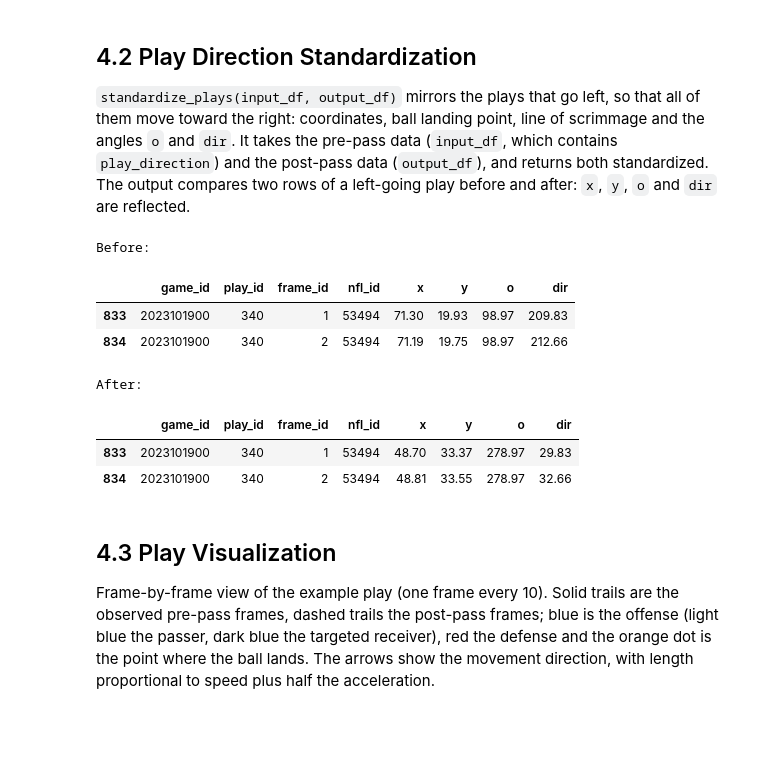
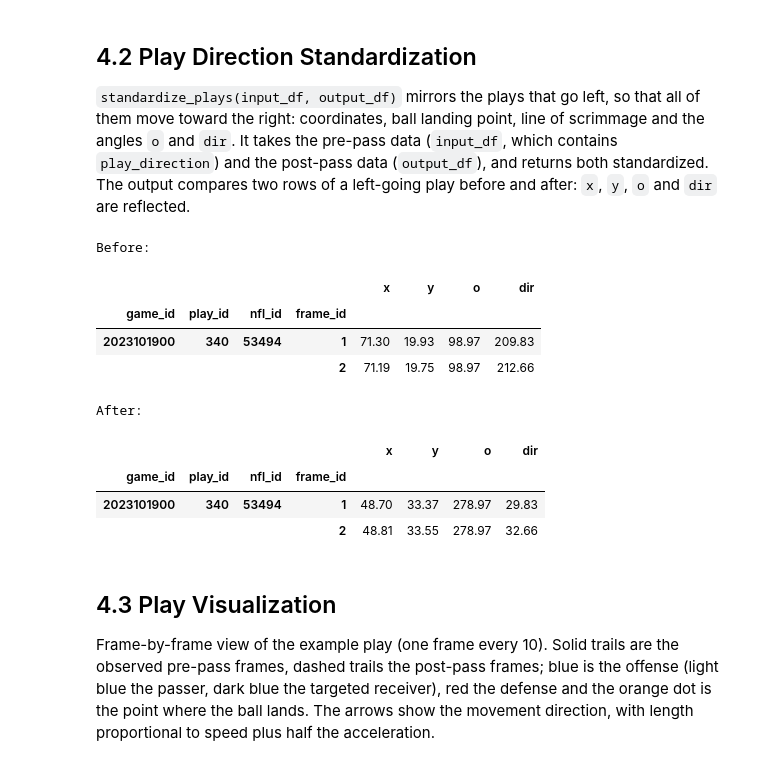
Before and after one commit to GioPonzu/NFL-BDB-26, a Jupyter notebook: nfl_2026_bdb_script_final_complete.ipynb, the cells around one changed output. Drawn from its saved outputs; the diff is of its cells as text; code cells hidden in the pictures; blank space fills up the shorter version.

```diff
--- a/nfl_2026_bdb_script_final_complete.ipynb
+++ b/nfl_2026_bdb_script_final_complete.ipynb
@@ -351,21 +347,23 @@ display(postpass_df.head())
 # %%
 cols = ["game_id", "play_id", "frame_id", "nfl_id", "x", "y", "o", "dir"]
 left_rows = data.input_df.loc[data.input_df["play_direction"].str.lower() == "left"].iloc[:2]
 print("Before:")
-display(left_rows[cols])
+display(left_rows[cols].set_index(["game_id","play_id", "nfl_id", "frame_id"]))
 
 data.input_df, data.output_df = standardize_plays(data.input_df, data.output_df)
 print("\nAfter:")
-display(data.input_df.loc[left_rows.index, cols])
+display(data.input_df.loc[left_rows.index, cols].set_index(["game_id","play_id", "nfl_id", "frame_id"]))
 # %% [output]
 Before:
-|  | game_id | play_id | frame_id | nfl_id | x | y | o | dir |
-| 833 | 2023101900 | 340 | 1 | 53494 | 71.30 | 19.93 | 98.97 | 209.83 |
-| 834 | 2023101900 | 340 | 2 | 53494 | 71.19 | 19.75 | 98.97 | 212.66 |
+|  |  |  |  | x | y | o | dir |
+| game_id | play_id | nfl_id | frame_id |  |  |  |  |
+| 2023101900 | 340 | 53494 | 1 | 71.30 | 19.93 | 98.97 | 209.83 |
+|  |  |  | 2 | 71.19 | 19.75 | 98.97 | 212.66 |
 After:
-|  | game_id | play_id | frame_id | nfl_id | x | y | o | dir |
-| 833 | 2023101900 | 340 | 1 | 53494 | 48.70 | 33.37 | 278.97 | 29.83 |
-| 834 | 2023101900 | 340 | 2 | 53494 | 48.81 | 33.55 | 278.97 | 32.66 |
+|  |  |  |  | x | y | o | dir |
+| game_id | play_id | nfl_id | frame_id |  |  |  |  |
+| 2023101900 | 340 | 53494 | 1 | 48.70 | 33.37 | 278.97 | 29.83 |
+|  |  |  | 2 | 48.81 | 33.55 | 278.97 | 32.66 |
 # %% [markdown]
 ## 4.3 Play Visualization
 
```
Also changed, not shown: parts of 25 cells of this notebook.
